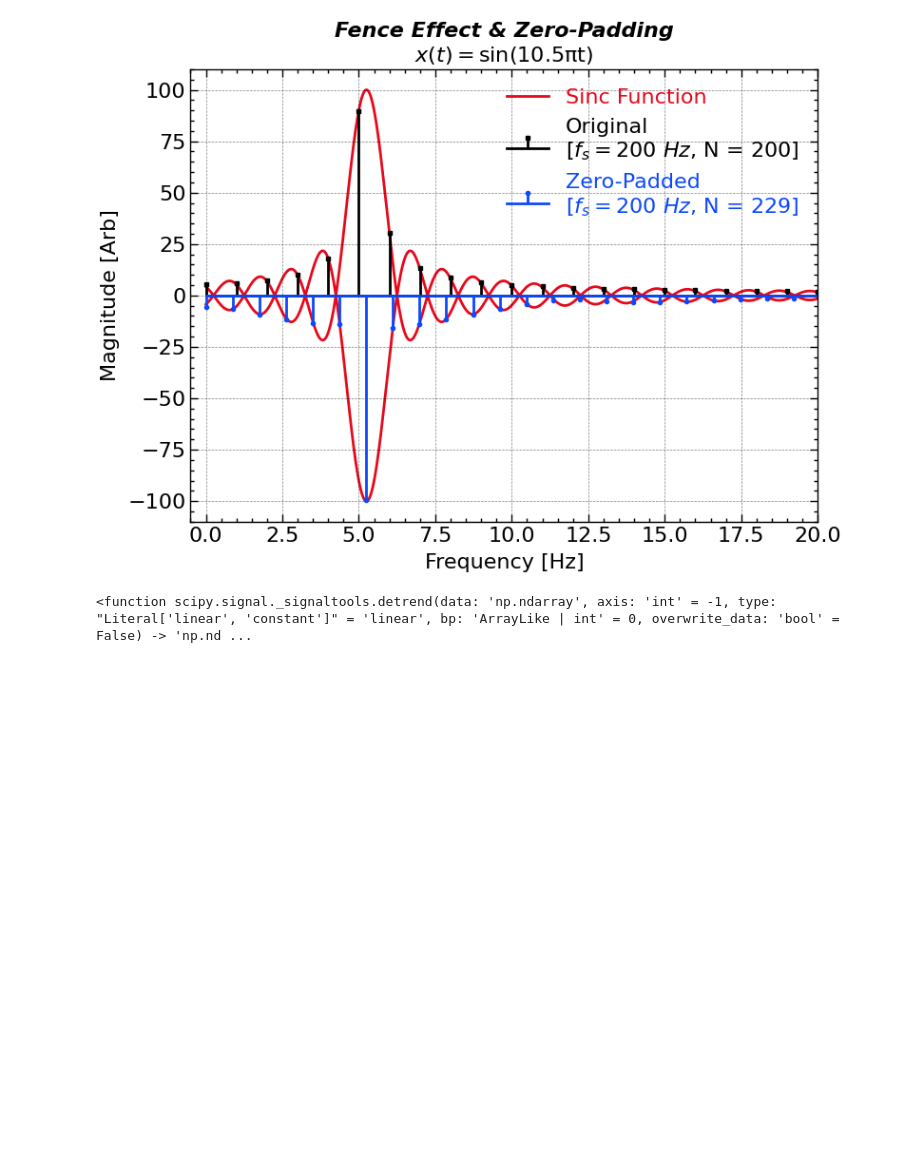
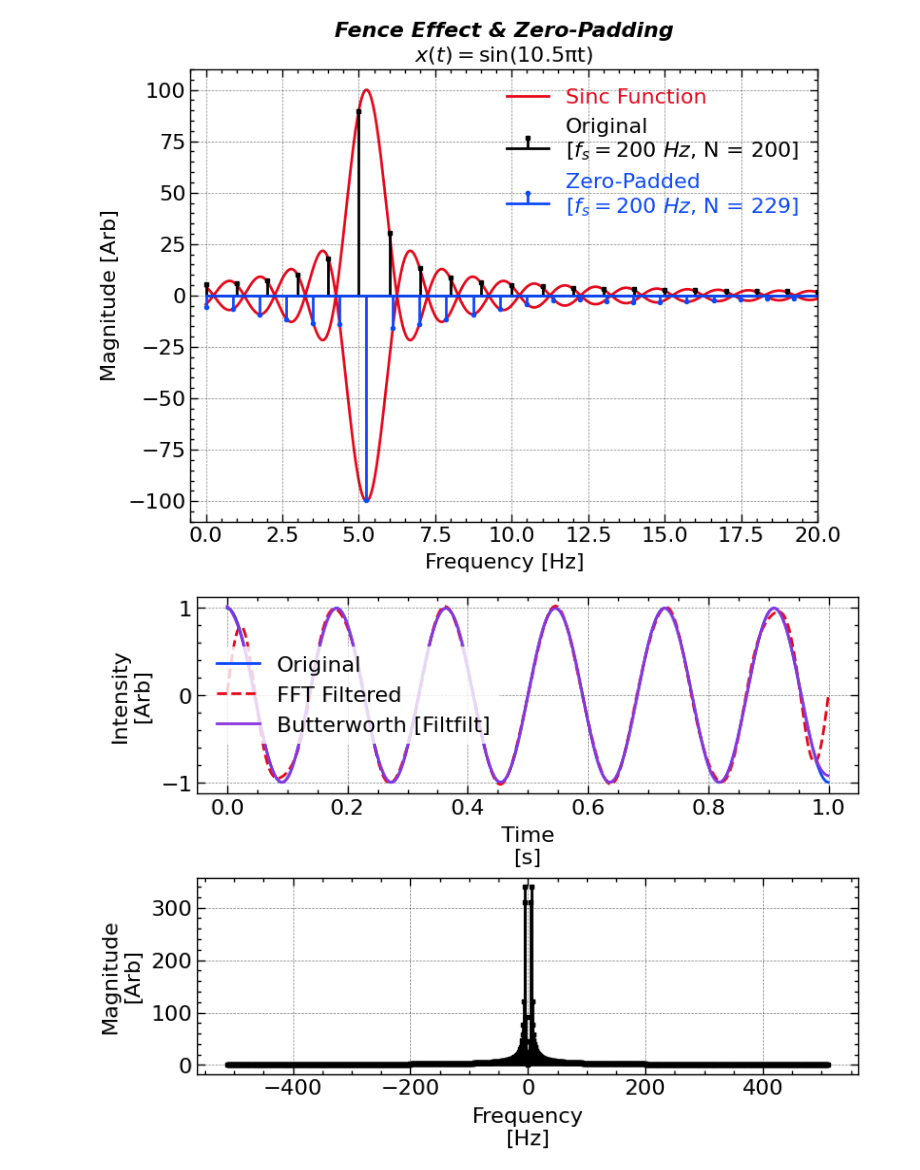
Before and after one commit to jiutongzhao/Time-Series-Data-Analysis, a Jupyter notebook: chap2.ipynb, the cells around one changed output. Cells and saved outputs as stored; diff of their text form; code cells hidden in the pictures; blank space fills up the shorter version.

```diff
--- a/chap2.ipynb
+++ b/chap2.ipynb
@@ -292,7 +292,47 @@ plt.savefig(save_path + 'figure_dft_fence_effect_zero_padding' + '.png',bbox_inc
 plt.show()
 # %% [output]
 [figure]
-# %%
-scipy.signal.detrend
-# %% [output]
-<function scipy.signal._signaltools.detrend(data: 'np.ndarray', axis: 'int' = -1, type: "Literal['linear', 'constant']" = 'linear', bp: 'ArrayLike | int' = 0, overwrite_data: 'bool' = False) -> 'np.nd ...
+# %%
+import scipy.signal
+import numpy as np
+import matplotlib.pyplot as plt
+
+plt.close()
+plt.figure(figsize=(8, 8))
+ax1 = plt.subplot(3, 1, 1)
+ax2 = plt.subplot(3, 1, 2)
+
+N = 2 ** 10
+t = np.linspace(0, 1, N, endpoint=False)
+omega0 = 2 * np.pi * 5.5
+
+sig = np.cos(omega0 * t)
+
+ax1.plot(t, sig, label = 'Original')
+coef = np.fft.fft(sig)
+freq = np.fft.fftfreq(len(t), t[1] - t[0])
+
+ax2.stem(freq, np.abs(coef), linefmt = 'k', markerfmt = 'ks', basefmt = 'k-')
+# ax2.axvspan(-15, 15, color = 'C1', alpha = 0.3, zorder = 2)
+# ax2.set_ylim(0, 5)
+
+fb = 15
+coef[np.abs(freq) > fb] = 0
+
+sig_filtered = np.fft.ifft(coef).real
+ax1.plot(t, sig_filtered, 'C1--', label = 'FFT Filtered')
+
+sos = scipy.signal.butter(3, fb, 'low', fs = 1 / (t[1] - t[0]), output = 'sos')
+
+# ax1.plot(t, scipy.signal.sosfilt(sos, sig), 'C2-', label = 'Butterworth [Filt]')
+ax1.plot(t, scipy.signal.sosfiltfilt(sos, sig), 'C3-', label = 'Butterworth [Filtfilt]')
+
+ax1.legend()
+ax1.set_xlabel('Time\n[s]')
+ax1.set_ylabel('Intensity\n[Arb]')
+ax2.set_xlabel('Frequency\n[Hz]')
+ax2.set_ylabel('Magnitude\n[Arb]')
+plt.tight_layout()
+plt.show()
+# %% [output]
+[figure, added]
```
Also changed, not shown: parts of 1 cell of this notebook, 1 other file.
